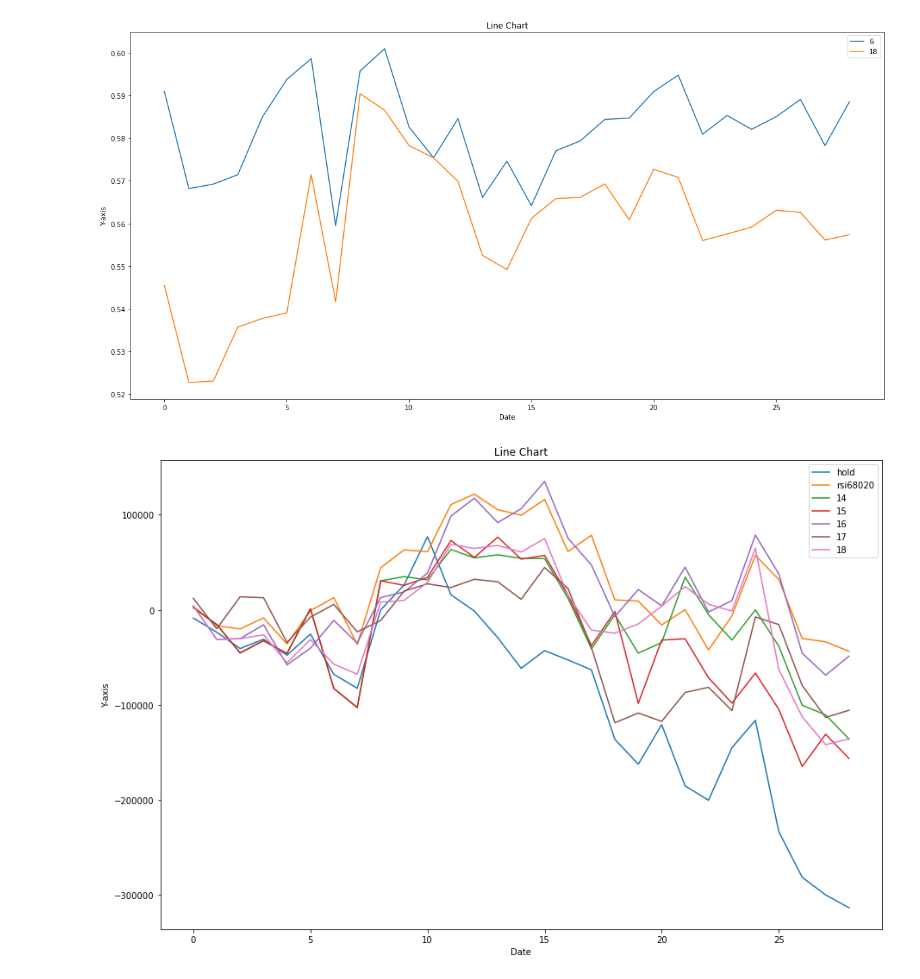
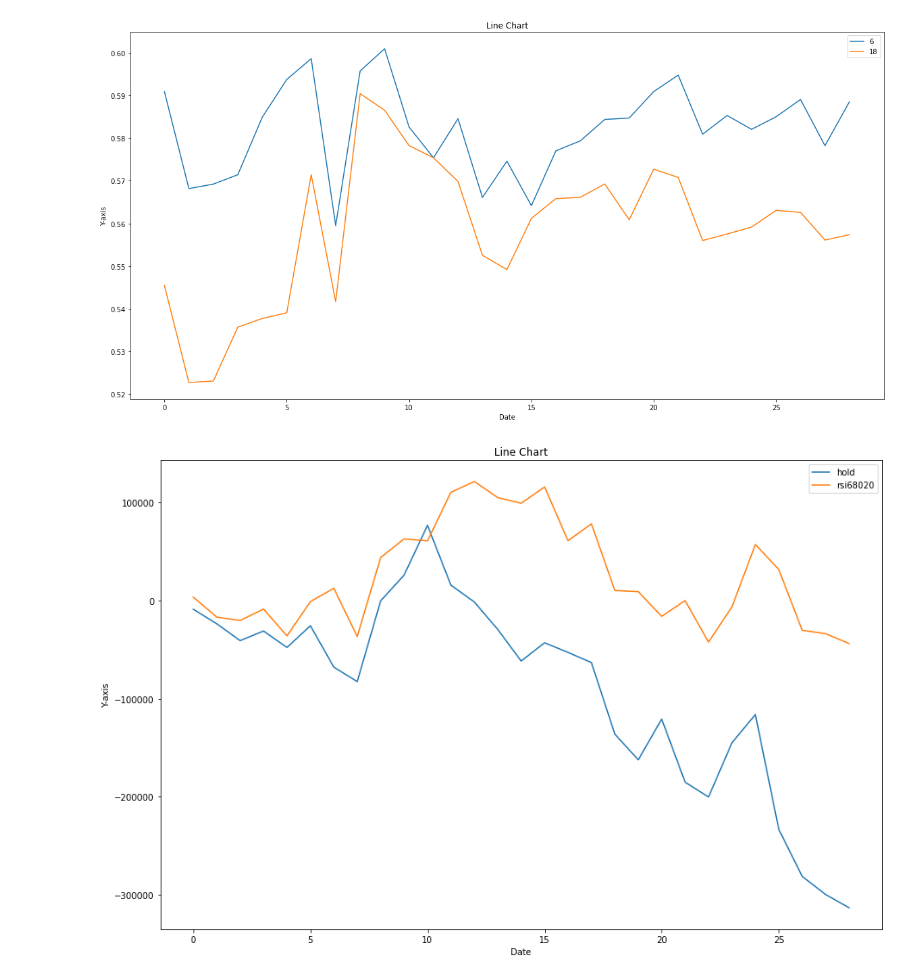
Before and after one commit to Kevinthinker168/ARIN7600-Capstone, a Jupyter notebook: 回测系统.ipynb, the cells around one changed output. Saved outputs shown, nothing was run; the diff lists cells and outputs as text; code cells hidden in the pictures.

```diff
--- a/回测系统.ipynb
+++ b/回测系统.ipynb
@@ -401,7 +401,7 @@ plt.xlabel("Date")
 plt.ylabel("Y-axis")
 plt.show()
 # %%
-end="2023-09-21"
+
 name="GOOG"
 holding=[]
 
@@ -794,7 +794,7 @@ plt.show()
 # %% [output]
 [figure]
 # %%
-end="2023-09-21"
+
 name="AMZN"
 holding=[]
 
@@ -1187,7 +1187,7 @@ plt.show()
 # %% [output]
 [figure]
 # %%
-end="2023-09-21"
+
 name="TSLA"
 holding=[]
 
@@ -1385,7 +1385,6 @@ for date in day:
     rate13.append(result[0])
     strategy13.append(result[2])
 
-
 #MACD619RSI21_8020
 rate14=[]
 strategy14=[]
@@ -1581,7 +1580,7 @@ plt.show()
 # %% [output]
 [figure]
 # %%
-end="2023-09-21"
+
 name="BABA"
 holding=[]
 
@@ -2301,39 +2300,39 @@ plt.figure(figsize=(15,10))
 
 plt.plot(holding,label="hold")
 #plt.plot(strategy1,label="12_26")
 #plt.plot(strategy2,label="6_19")
 #plt.plot(strategy3,label="19_39")
 plt.plot(strategy4,label="rsi68020")
 #plt.plot(strategy5,label="rsi67030")
 
 #plt.plot(strategy6,label="6")
 #plt.plot(strategy7,label="7")
 #plt.plot(strategy8,label="8")
 #plt.plot(strategy9,label="9")
 
 #plt.plot(strategy10,label="10")
 #plt.plot(strategy11,label="11")
 #plt.plot(strategy12,label="12")
 #plt.plot(strategy13,label="13")
 
 
-plt.plot(strategy14,label="14")
-plt.plot(strategy15,label="15")
-plt.plot(strategy16,label="16")
-plt.plot(strategy17,label="17")
-plt.plot(strategy18,label="18")
+#plt.plot(strategy14,label="14")
+#plt.plot(strategy15,label="15")
+#plt.plot(strategy16,label="16")
+#plt.plot(strategy17,label="17")
+#plt.plot(strategy18,label="18")
 #plt.plot(strategy19,label="19")
 #plt.plot(strategy20,label="20")
 #plt.plot(strategy21,label="21")
 
 plt.legend()
 
 plt.title("Line Chart")
 plt.xlabel("Date")
 plt.ylabel("Y-axis")
 plt.show()
 # %% [output]
-[figure, old version]
+[figure, new version]
 # %%
 plt.figure(figsize=(20,10))
 #plt.plot(rate1,label="12_26")
```
Also changed, not shown: parts of 5 cells of this notebook.
